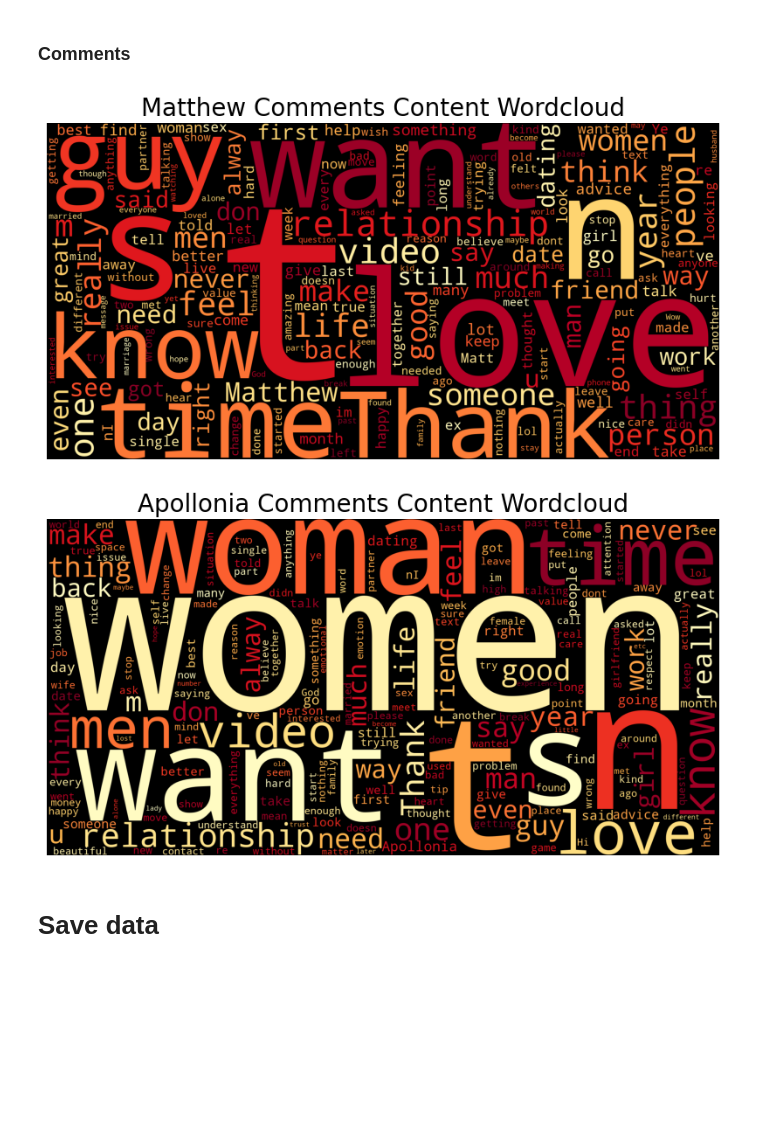
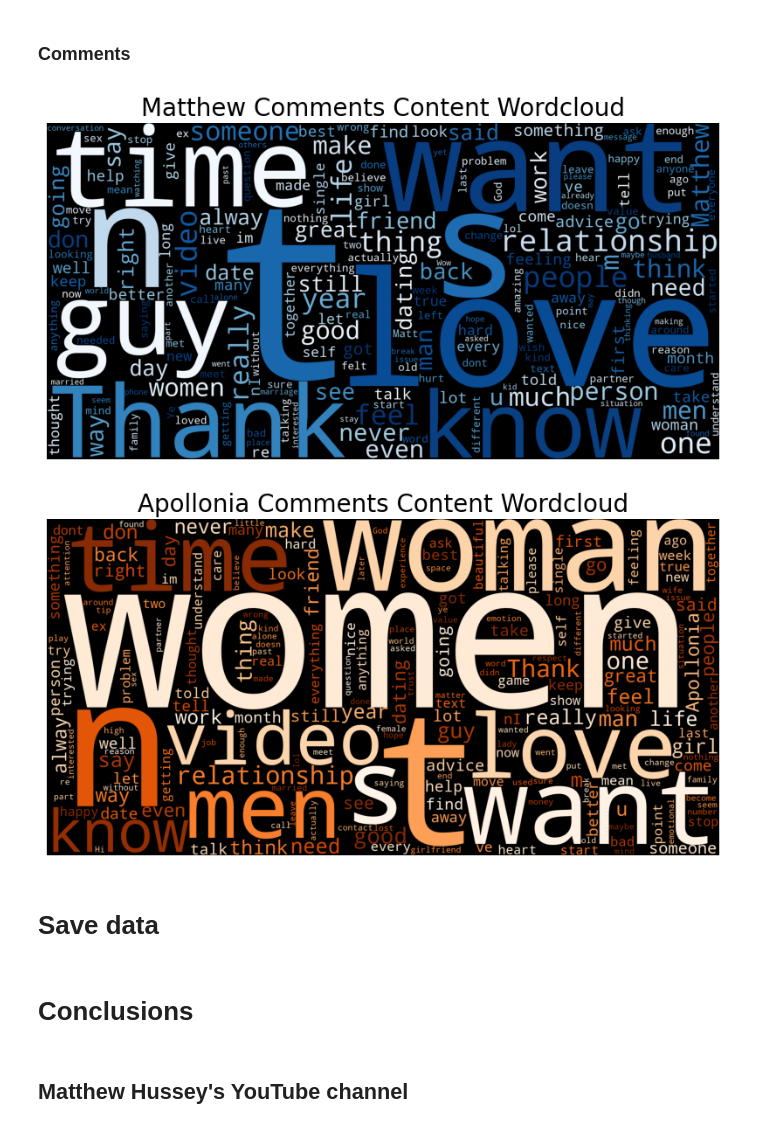
Before and after one commit to vsalto/Ironhack-Module3-project, a Jupyter notebook: notebooks/youtube_content_analysis.ipynb, the cells around one changed output. Saved outputs shown, nothing was run; the diff lists cells and outputs as text; code cells hidden in the pictures; blank space fills up the shorter version.

```diff
--- a/notebooks/youtube_content_analysis.ipynb
+++ b/notebooks/youtube_content_analysis.ipynb
@@ -1421,16 +1469,16 @@ matComments = create_all_words_str(comments_mat['comments'])
 apoComments = create_all_words_str(comments_apo['comments'])
 # %%
 wordcloud_mat = WordCloud(width = 2000, height = 1000, random_state=1, background_color='black',
-                      colormap='YlOrRd', collocations=False).generate(matComments)
+                      colormap='Blues', collocations=False).generate(matComments)
 plot_cloud(wordcloud_mat, title='Matthew Comments Content Wordcloud', save_path='../images/15_Wordcloud_Matthew_Comments.png')
 
 
 wordcloud_apo = WordCloud(width = 2000, height = 1000, random_state=1, background_color='black',
-                      colormap='YlOrRd', collocations=False).generate(apoComments)
+                      colormap='Oranges', collocations=False).generate(apoComments)
 plot_cloud(wordcloud_apo, title='Apollonia Comments Content Wordcloud', save_path='../images/16_Wordcloud_Apollonia_Comments.png')
 # %% [output]
-[figure, old version]
+[figure, new version]
-[figure, old version]
+[figure, new version]
 # %%
 #wordcloud_apo.words_
 # %% [markdown]
@@ -1473 +1522,5 @@ relative_path = "../data/clean/"
 apo_df.to_csv(relative_path+filename, index='False', sep=',', encoding='utf-8', header=True)
+# %% [markdown]
+# Conclusions
+# %% [markdown]
+## Matthew Hussey's YouTube channel
```
Also changed, not shown: parts of 43 cells of this notebook.
